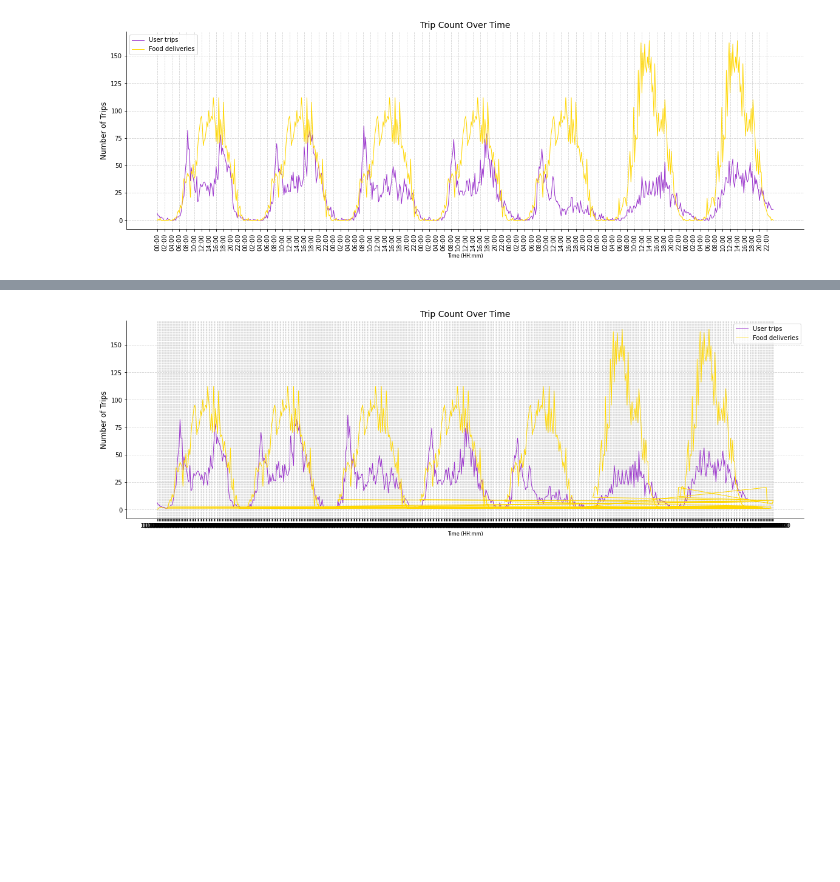
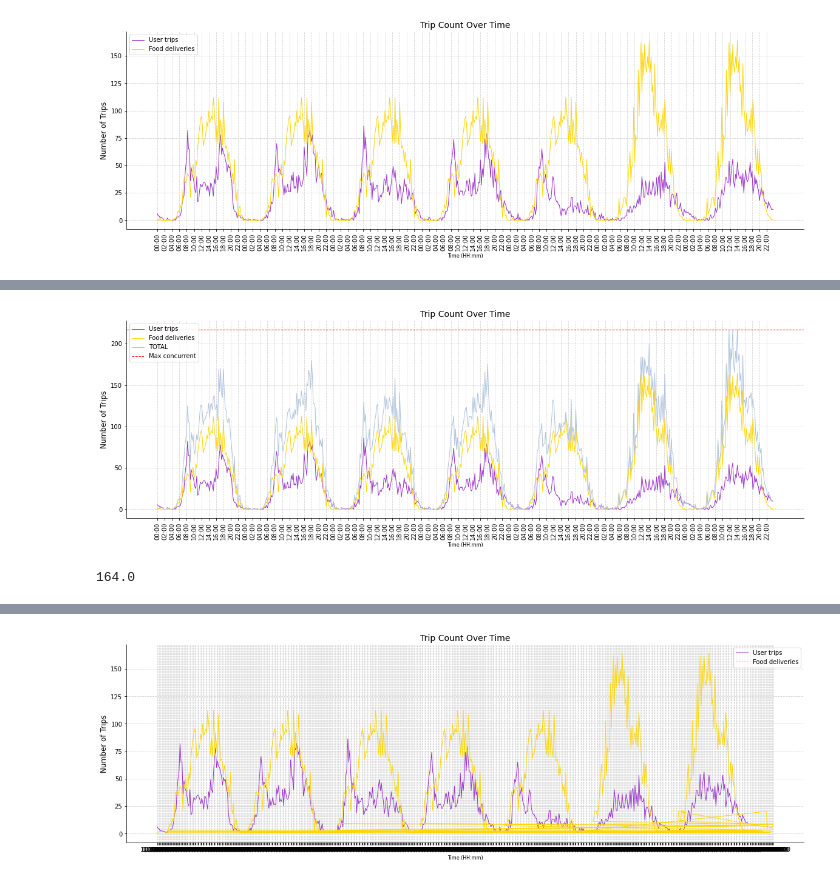
Before and after one commit to CityScope/MobilityTable_SanSebastian, a Jupyter notebook: preprocessing/DemandPlotting.ipynb, the cells around one changed output, grey strips where cells are left out. Cells and saved outputs as stored; diff of their text form; code cells hidden in the pictures; blank space fills up the shorter version.

```diff
--- a/preprocessing/DemandPlotting.ipynb
+++ b/preprocessing/DemandPlotting.ipynb
@@ -114,3 +114,11 @@ plt.legend(['User trips','Food deliveries'], loc='best')
 plt.show()
 # %% [output]
 [figure]
+# %%
+# Merge the two DataFrames based on the 'timestamp' column
+merged_df = pd.merge(df_counts_food, df_counts_user, on='x_datetime', suffixes=('_df1', '_df2'))
+
+# Calculate the sum of 'count' from both DataFrames
+merged_df['total_count'] = merged_df['count_df1'] + merged_df['count_df2']
+
+print(merged_df)
@@ -116,0 +143,3 @@ plt.show()
+# %%
+max_concurrent = merged_df['total_count'].max()
+print(max_concurrent)
@@ -116,0 +159,47 @@ plt.show()
+# %%
+# Create a plot
+plt.figure(figsize=(20, 6))
+plt.plot(df_counts_user['x_datetime'], df_counts_user['count'], linewidth=1, color='darkorchid')
+plt.plot(df_counts_food['x_datetime'], df_counts_food['count'], linewidth=1, color='gold')
+#plt.plot(df_counts_food['x_datetime'], df_counts_user['count']+df_counts_food['count'], linewidth=1, color='lightsteelblue')
+plt.plot(merged_df['x_datetime'], merged_df['total_count'], linewidth=1, color='lightsteelblue')
+plt.axhline(y=max_concurrent, color='red', linewidth=1, linestyle='--')  # Add the horizontal red line
+
+# Extract the last 8 digits of x_datetime for tick labels
+tick_labels = [label[-8:-3] for label in df_counts_user['x_datetime'][::8]]
+
+# Set the x-axis tick labels and rotation
+plt.xticks(df_counts_user['x_datetime'][::8], tick_labels, rotation=90)
+
+
+# Set the axis labels and title
+plt.xlabel('Time (HH:mm)', fontsize=8)
+plt.ylabel('Number of Trips', fontsize=12)
+plt.title('Trip Count Over Time', fontsize=14)
+
+# Customize the grid
+plt.grid(color='lightgray', linestyle='--')
+
+# Customize the plot background and border
+plt.gca().set_facecolor('white')
+plt.gca().spines['top'].set_visible(False)
+plt.gca().spines['right'].set_visible(False)
+
+# Adjust the tick parameters
+plt.tick_params(axis='both', which='both', bottom=True, top=False, left=True, right=False)
+
+# Add a legend if needed
+plt.legend(['User trips','Food deliveries', 'TOTAL', 'Max concurrent'], loc='best')
+
+# Adjust the layout for better spacing
+#plt.tight_layout()
+
+# Display the plot
+plt.show()
+# %% [output]
+[figure, added]
+# %%
+max_food = df_counts_food['count'].max()
+print(max_food)
+# %% [output]
+164.0
```
Also changed, not shown: parts of 12 cells of this notebook.
